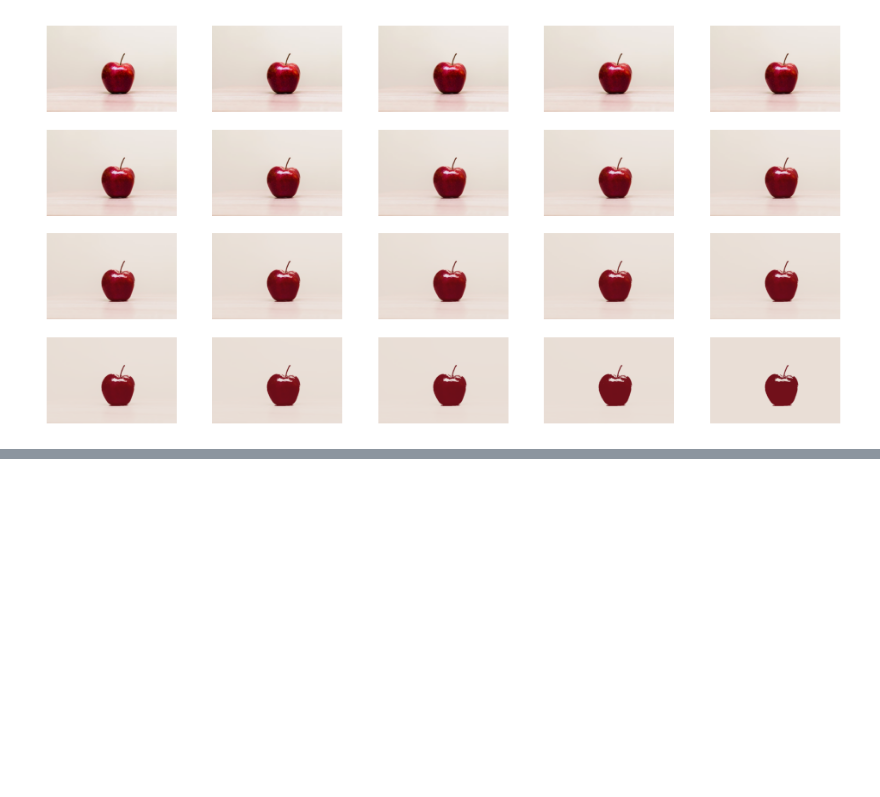
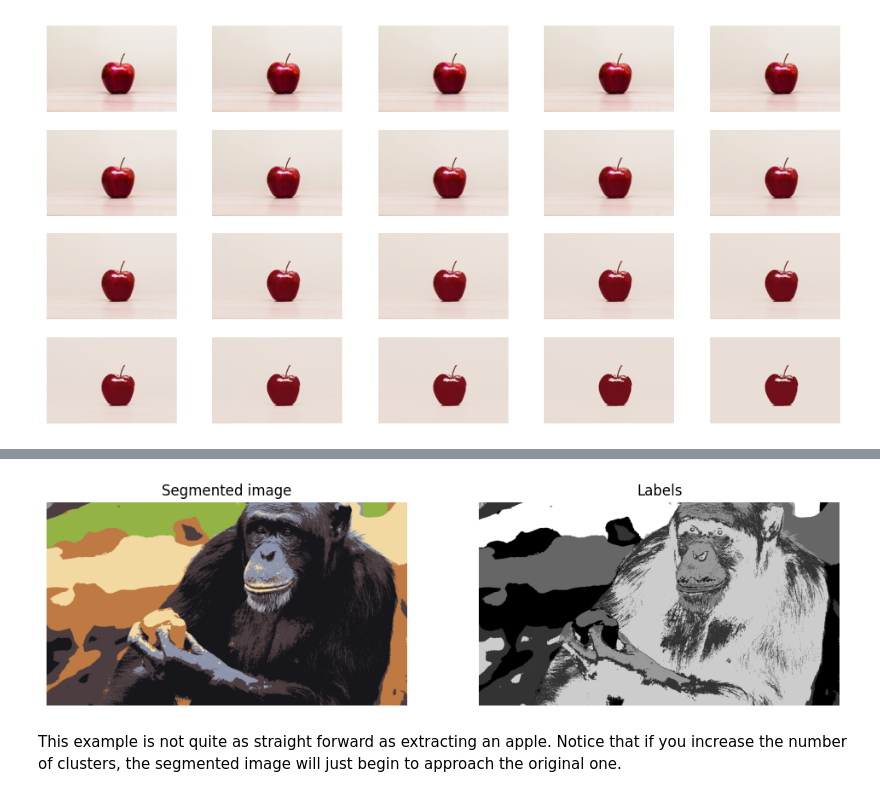
Before and after one commit to acceleratescience/diffusion-models, a Jupyter notebook: docs/BuildingBlocks/segmentation.ipynb, the cells around one changed output, grey strips where cells are left out. Cells and saved outputs as stored; diff of their text form; code cells hidden in the pictures; blank space fills up the shorter version.

```diff
--- a/docs/BuildingBlocks/segmentation.ipynb
+++ b/docs/BuildingBlocks/segmentation.ipynb
@@ -77,0 +120,14 @@ plt.show()
+# %%
+fig, ax = plt.subplots(1, 2, figsize=(12, 6))
+ax[0].imshow(new_img)
+ax[0].axis('off')
+ax[0].set_title('Segmented image')
+
+ax[1].imshow(labels, cmap='gray')
+ax[1].axis('off')
+ax[1].set_title('Labels')
+plt.show()
+# %% [output]
+[figure, added]
+# %% [markdown]
+This example is not quite as straight forward as extracting an apple. Notice that if you increase the number of clusters, the segmented image will just begin to approach the original one.
```
Also changed, not shown: parts of 12 cells of this notebook, 6 other files.
